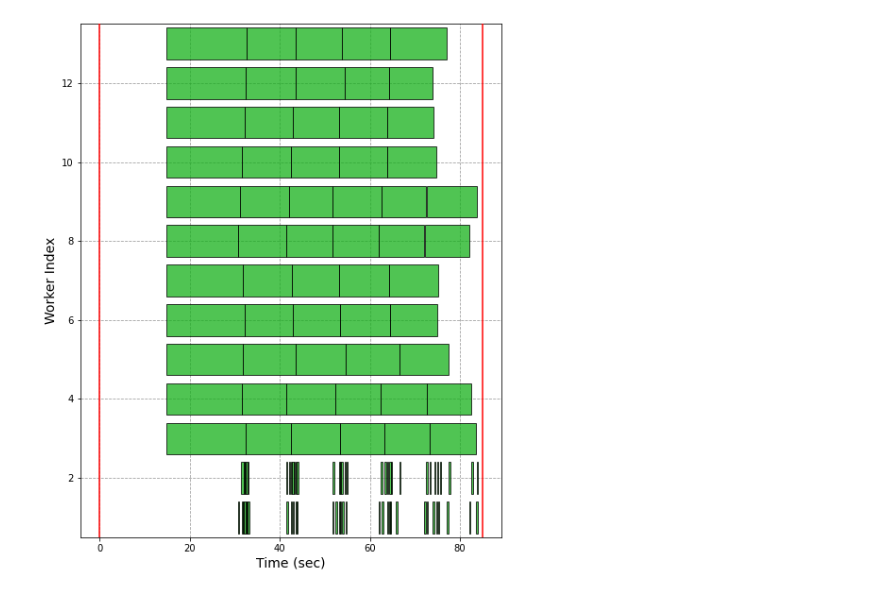
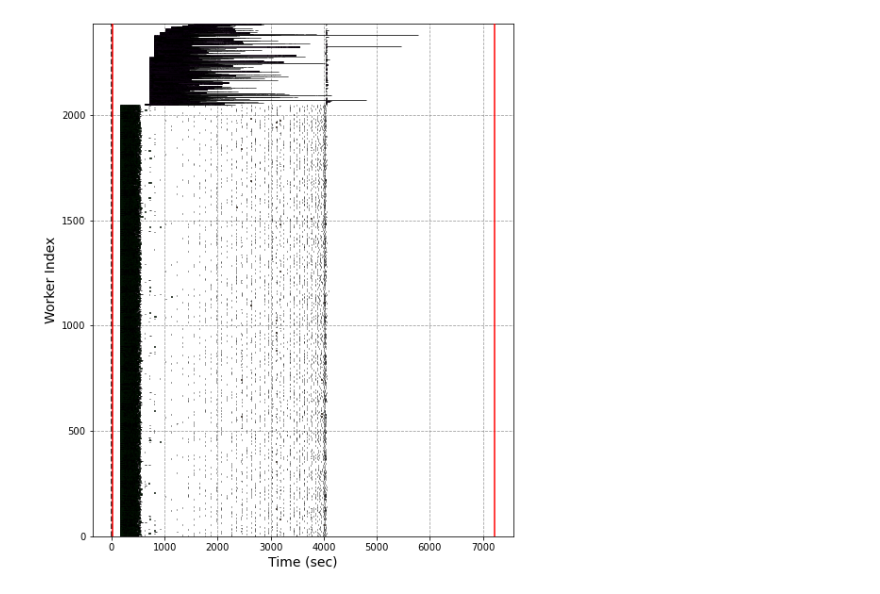
Before and after one commit to BSDExabio/OpenMM-on-Summit, a Jupyter notebook: minimization_and_analysis/Simple_visualization.ipynb, the cells around one changed output. Saved outputs shown, nothing was run; the diff lists cells and outputs as text; code cells hidden in the pictures.

```diff
--- a/minimization_and_analysis/Simple_visualization.ipynb
+++ b/minimization_and_analysis/Simple_visualization.ipynb
@@ -14,11 +27,21 @@ from datetime import datetime
+# %%
+node_dict = {}
 # %%
-start_time = 'Fri Aug  5 13:33:27 EDT 2022'
-end_time   = 'Fri Aug  5 13:34:52 EDT 2022'
+subdir = 's_divinum_64nodes'
+node_dict[subdir] = copy.deepcopy(temp_dict)
+
+start_time   = 'Thu Aug 18 05:26:36 EDT 2022'
+end_time     = 'Thu Aug 18 07:26:52 EDT 2022'
+#client_start = 1660753705.9200435
+#client_end   = 1660753772.1873257
 
 st = datetime.strptime(start_time, "%a %b %d %H:%M:%S %Z %Y")
 et = datetime.strptime(end_time,   "%a %b %d %H:%M:%S %Z %Y")
+total_time = (et - st).total_seconds()
 print(st.timestamp())
 print(et.timestamp())
-total_time = (et - st).total_seconds()
-print(total_time)
+node_dict[subdir]['batch_start'] = 0
+node_dict[subdir]['batch_end'] = et.timestamp() - st.timestamp()
+node_dict[subdir]['client_start'] = 15
+node_dict[subdir]['client_end'] = et.timestamp() - st.timestamp()
 # %% [output]
@@ -191,42 +140,31 @@ colormap = cm.Dark2.colors
 figure = plt.figure(figsize=(8,10))
 ax = plt.gca()
 #fig, ax = plt.subplots(1)
-ax.plot([0,0],[0,len(worker_dict.items())+1],'r-',zorder=3)
-ax.plot([total_time,total_time],[0,len(worker_dict.items())+1],'r-',zorder=3)
+ax.plot([0,0],[0,count+1],'k--',zorder=3)
+ax.plot([node_dict[subdir]['client_start'],node_dict[subdir]['client_start']],[0,count+1],'r-',zorder=3)
+ax.plot([total_time,total_time],[0,count+1],'r-',zorder=3)
 
-for task in gpu_output:
-    worker_id = worker_dict[task[0]]
-    print(worker_id,task,task[2]-task[1])
-    if task[4] == 0:
+for task in df.iloc:
+    worker_id = worker_dict[task['workerID']]
+    if task['task'] == 'preprocessing':
         facecolor = 'xkcd:green'
-    else:
-        facecolor = 'xkcd:red'
-    worker_rect = Rectangle((task[1], worker_id + 0.6), # xy
-                      task[2]-task[1], # width
-                      0.8, # height
-                      facecolor=facecolor,
-                      alpha=0.75,edgecolor='xkcd:black',zorder=3)
-    ax.add_patch(worker_rect)
-for task in cpu_output:
-    worker_id = worker_dict[task[0]]
-    print(worker_id,task,task[2]-task[1])
-    if task[4] == 0:
-        facecolor = 'xkcd:green'
-    else:
-        facecolor = 'xkcd:red'
-    worker_rect = Rectangle((task[1], worker_id + 0.6), # xy
-                      task[2]-task[1], # width
-                      0.8, # height
-                      facecolor=facecolor,
-                      alpha=0.75,edgecolor='xkcd:black',zorder=3)
-    ax.add_patch(worker_rect)
+    elif task['task'] == 'processing':
+        facecolor = 'xkcd:purple'
+    elif task['task'] == 'postprocessing':
+        facecolor = 'xkcd:orange'
+    task_rect = Rectangle((task['start_time'], worker_id + 0.6), # xy
+                           task['stop_time']-task['start_time'], # width
+                           0.8, # height
+                           facecolor = facecolor,
+                           alpha = 0.75, edgecolor = 'xkcd:black', zorder = 3)
+    ax.add_patch(task_rect)
 
-
-ax.set_ylim((0.5,13.5))
+ax.set_ylim((0.,count+1))
+#ax.set_xlim((-1.,100))
 ax.set_ylabel('Worker Index',size=14)
 ax.set_xlabel('Time (sec)',size=14)
 plt.grid(b=True,which='major',axis='both',color='#808080',linestyle='--',alpha=0.75,zorder=1)
-plt.savefig('worker_timeline.png',dpi=600,transparent=True)
+plt.savefig(f'{subdir}/worker_timeline.png',dpi=600,transparent=True)
 plt.show()
 plt.close()
 # %% [output]
@@ -250 +171 @@ plt.close()
-[figure, old version]
+[figure, new version]
```
Also changed, not shown: parts of 16 cells of this notebook, 2 other files.
